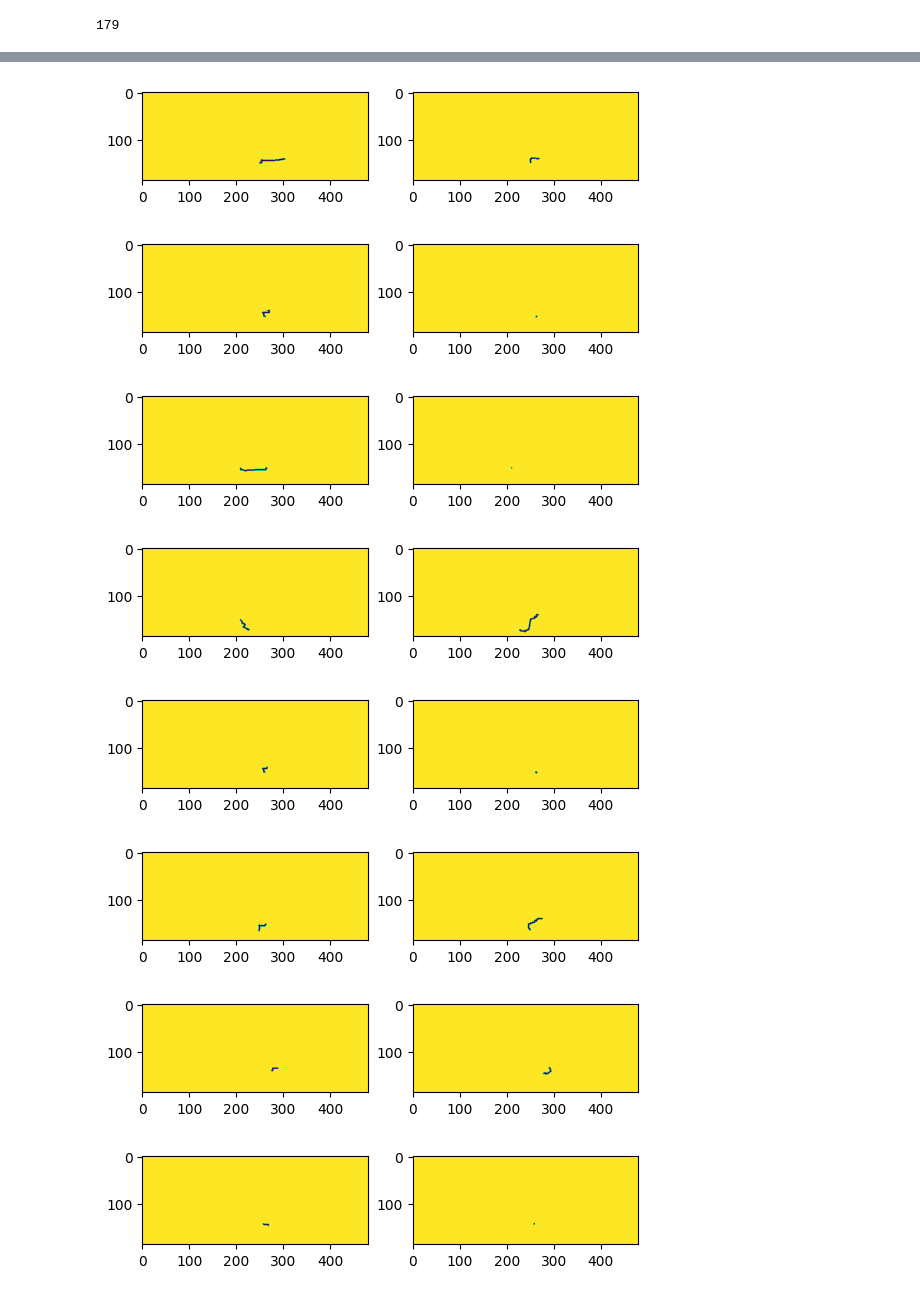
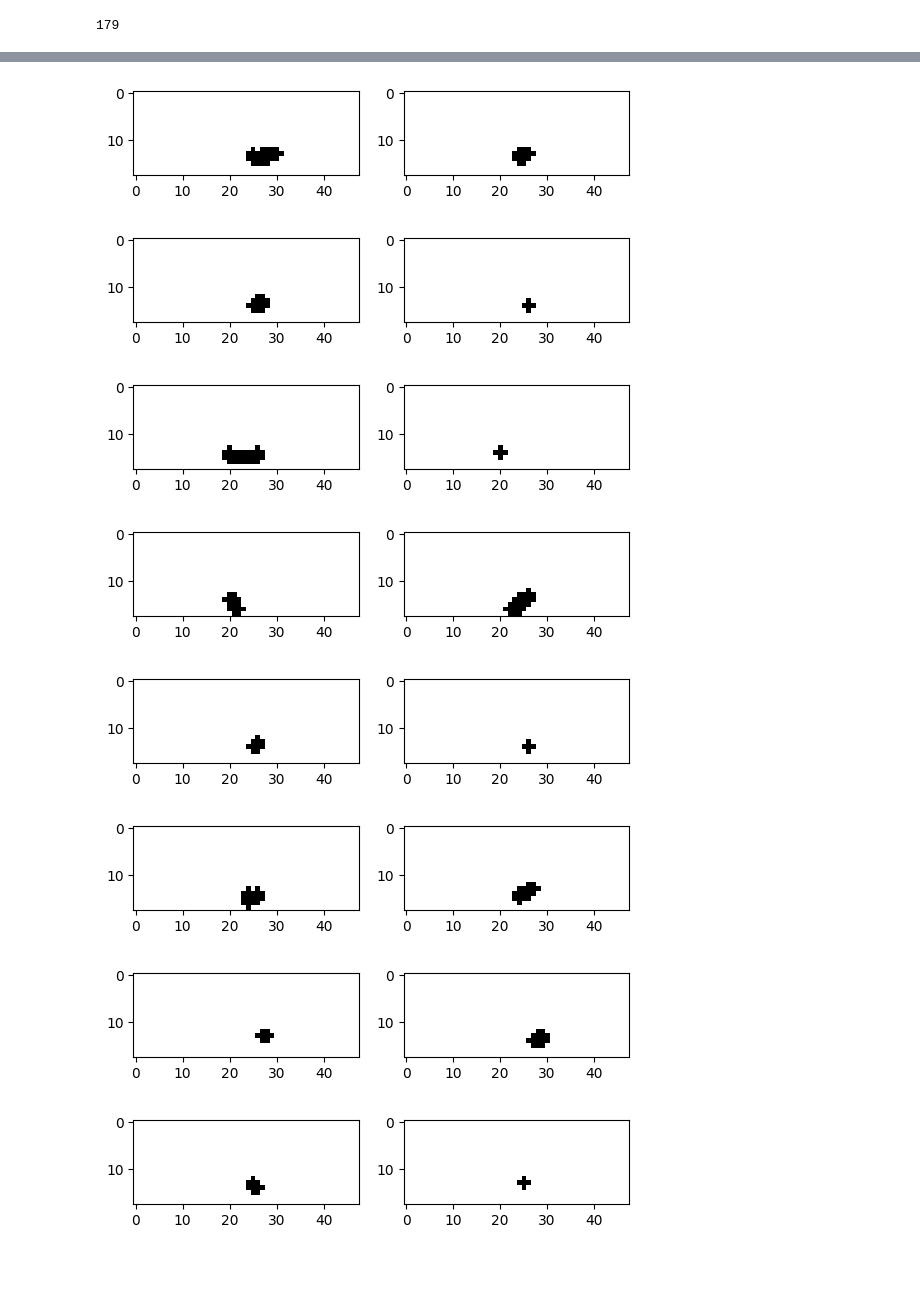
Before and after one commit to Subrata132/CS586, a Jupyter notebook: notebooks/feature .ipynb, the cells around one changed output, grey strips where cells are left out. Saved outputs shown, nothing was run; the diff lists cells and outputs as text; code cells hidden in the pictures; blank space fills up the shorter version.

```diff
--- a/notebooks/feature .ipynb
+++ b/notebooks/feature .ipynb
@@ -12,8 +12,8 @@ class LatLong2Grid:
         self.max_lat = 22.688
         self.min_long = 113.813
         self.max_long = 114.293
-        self.max_grid_long = 480
-        self.max_grid_lat = 187
+        self.max_grid_long = 48
+        self.max_grid_lat = 18
 
     def process_df(self, df):
         df['time'] = pd.to_datetime(df["time"])
@@ -36,22 +36,22 @@ class LatLong2Grid:
         df = df.reset_index()
         df['flag'] = df['status'].diff(periods=1)
         start = df.iloc[0].status
-        df['flag'].iloc[0] = 0
+        df.loc[0, 'flag'] = 0
         indicies = df[df['flag'].isin([-1, 1])].index.to_list()
         indicies.insert(0, 0)
         indicies.append(df.shape[0])
         return indicies, start
 
     def draw_trajectory(self, df):
-        color = (0, 0, 0)
+        color = (255, 255, 255)
         thickness = 2
-        image = np.ones((self.max_grid_lat, self.max_grid_long), np.uint8)
+        image = np.zeros((self.max_grid_lat, self.max_grid_long), np.uint8) + .1
         points = list(df[['long', 'lat']].to_numpy())
 #         for j in range(temp_df.shape[0]):
 #             x1, y1 = temp_df.iloc[j].long, self.max_grid_lat - temp_df.iloc[j].lat
 #             points.append([x1, y1])
         points = np.asarray(points, np.int32)
-#         np.put(image, points, 255)
+#         image = np.put(image, points, 255)
         image = cv2.polylines(image, [points], False, color, thickness)
         return image
 
@@ -109,16 +108,16 @@ See the caveats in the documentation: https://pandas.pydata.org/pandas-docs/stab
 # %%
-for idx in range(10):
+for idx in range(len(features)):
     fig, axes = plt.subplots(1, 2)
     axes = axes.ravel()
     for i in range(features[idx].shape[0]):
-        axes[i].imshow(features[idx][i])
+        axes[i].imshow(features[idx][i], cmap='Greys')
 plt.show()
 # %% [output]
-[figure, old version]
+[figure, new version]
-[figure, old version]
+[figure, new version]
-[figure, old version]
+[figure, new version]
-[figure, old version]
+[figure, new version]
-[figure, old version]
+[figure, new version]
-[figure, old version]
+[figure, new version]
-[figure, old version]
+[figure, new version]
-[figure, old version]
+[figure, new version]
```
Also changed, not shown: parts of 4 cells of this notebook, 5 other files.
